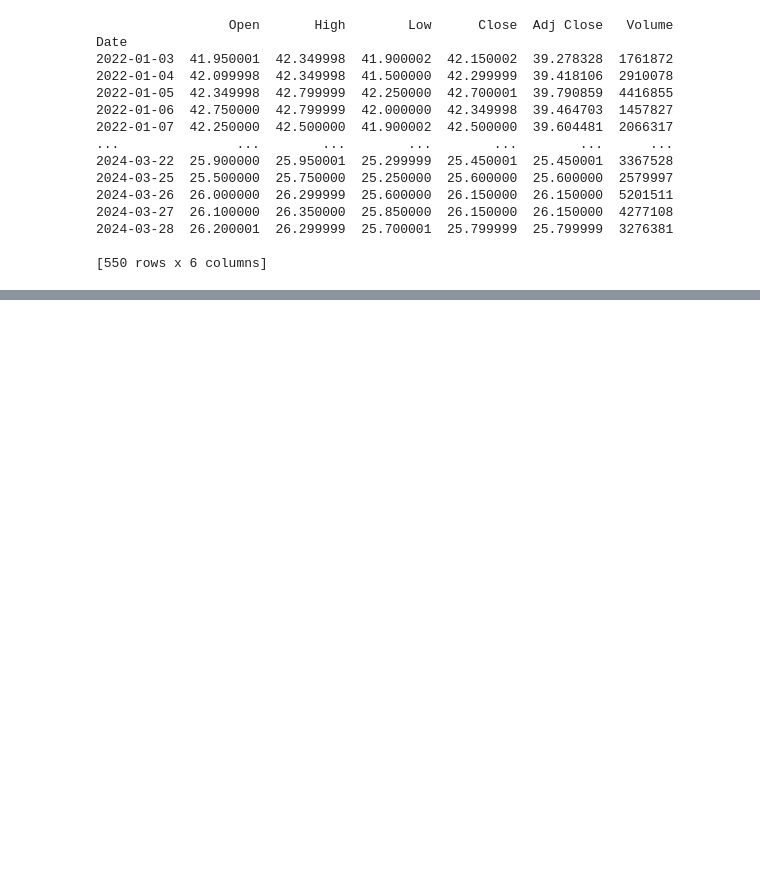
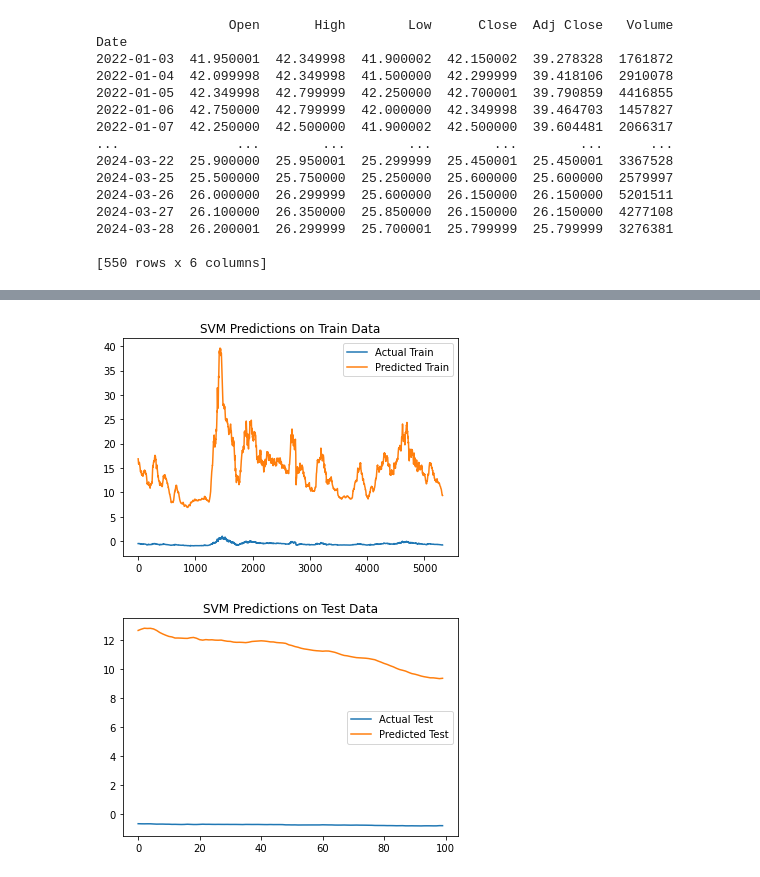
Before and after one commit to hyt27/Financial-Pridict-Modelling, a Jupyter notebook: 6.28/try_predict_test.ipynb, the cells around one changed output, grey strips where cells are left out. Saved outputs shown, nothing was run; the diff lists cells and outputs as text; code cells hidden in the pictures; blank space fills up the shorter version.

```diff
--- a/6.28/try_predict_test.ipynb
+++ b/6.28/try_predict_test.ipynb
@@ -357,0 +480,8 @@ def predict_gru(datapath = 'stock_data/0066.HK.csv',startdate = "2022-01-01",end
+# %%
+task_id = '1'
+stock_id = '000001.SZ'
+start = '2001-1-1'
+end = '2024-1-1'
+modelname = 'svm'
+strategy = 'buy_and_sell_in_one_day'
+balance = 100000
@@ -357,0 +507,3 @@ def predict_gru(datapath = 'stock_data/0066.HK.csv',startdate = "2022-01-01",end
+# %%
+print(df)
+datapath = 'stock_data.csv'
@@ -357,0 +528,16 @@ def predict_gru(datapath = 'stock_data/0066.HK.csv',startdate = "2022-01-01",end
+# %%
+
+    if modelname ==  'lstm':
+        mse_train,mse_test,testPredictPlot,trainPredictPlot,data,whole_predict= predict('lstm',datapath = datapath,startdate = start,enddate = end)
+    elif modelname ==  'linearregression':
+        linearregression_train(datapath = datapath,startdate = start,enddate =end)
+        mse,actual,pred,whole_predict = predict('linearregression',datapath = datapath,startdate = start,enddate = end)
+    elif modelname ==  'randomforest':
+        mse_train, mse_test, y_train, train_pred, y_test, test_pred, mtr, whole_predict = predict('randomforest',datapath = datapath,startdate = start,enddate = end)
+    elif modelname ==  'svm':
+        mse_train, mse_test, y_train, train_pred, y_test, test_pred, mtr, whole_predict = predict('svm',datapath = datapath,startdate = start,enddate = end)
+    elif modelname ==  'gru':
+        mse_train, mse_test, y_train, train_pred, y_test, test_pred, scaled_data, whole_predict = predict('gru',datapath = datapath,startdate = start,enddate = end)
+# %% [output]
+[figure, added]
+[figure, added]
```
Also changed, not shown: parts of 19 cells of this notebook, 8 other files.
